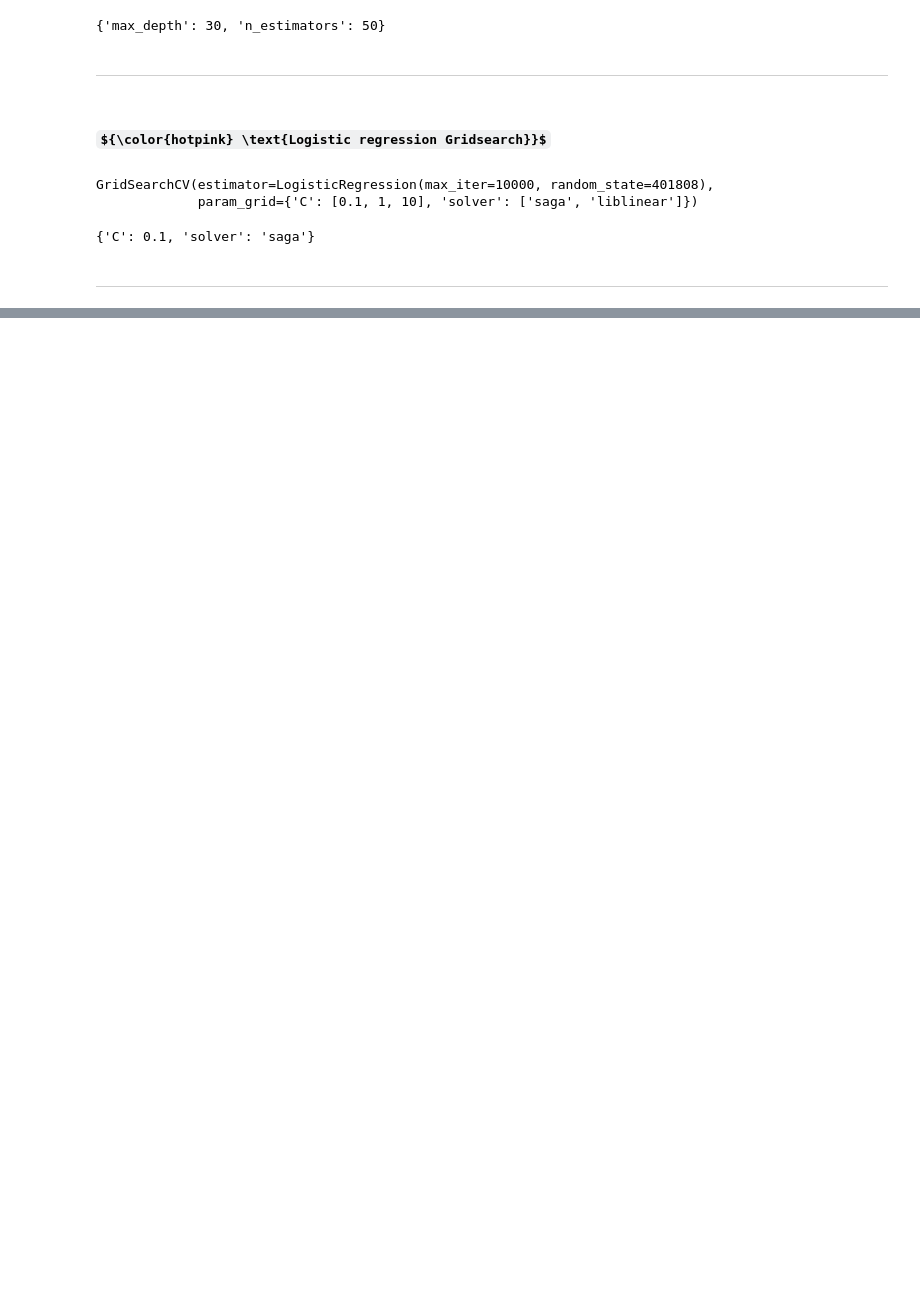
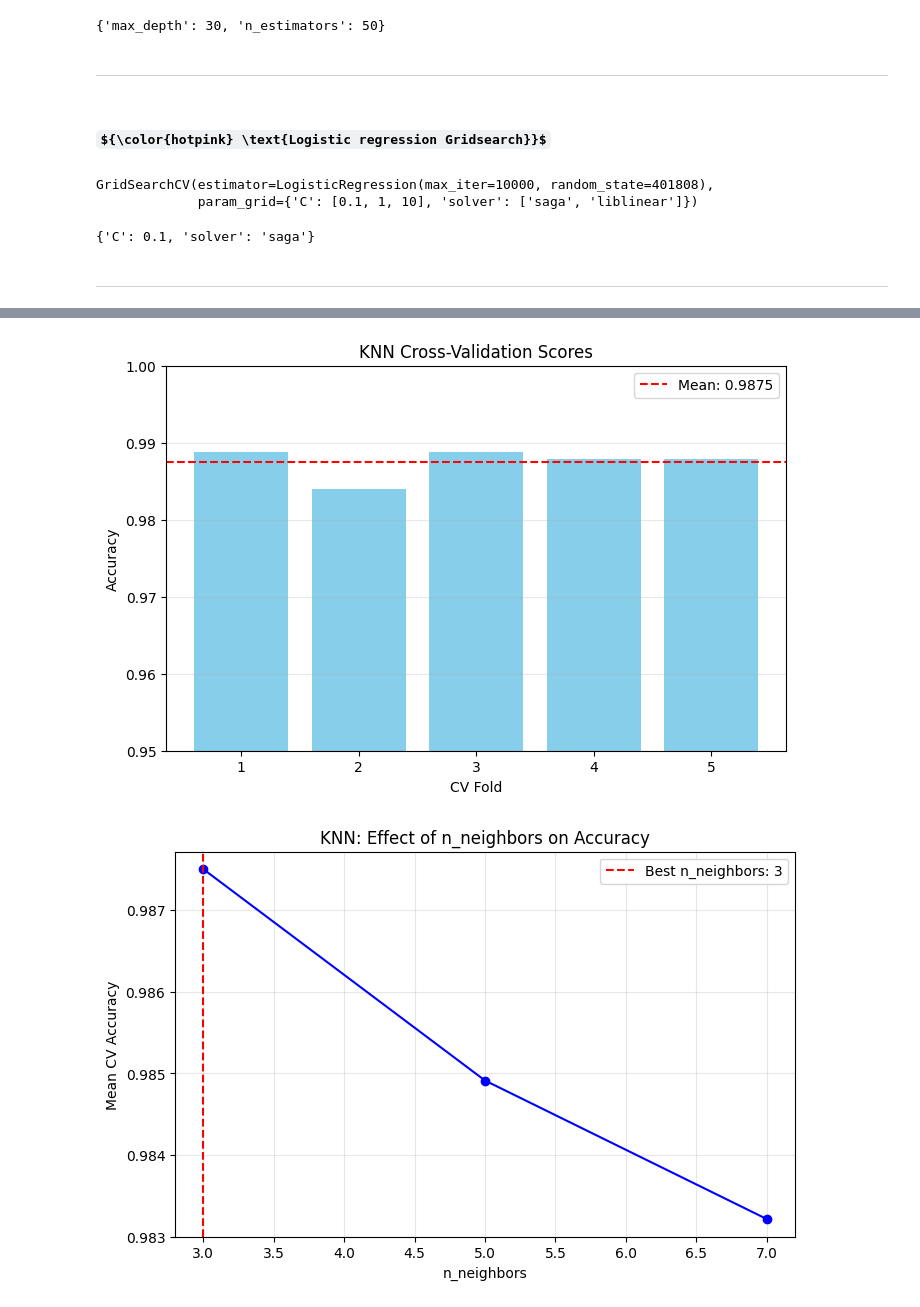
Before and after one commit to Kevin-2002/Gesture_Based_UI_Development, a Jupyter notebook: project_1/fashion.ipynb, the cells around one changed output, grey strips where cells are left out. Drawn from its saved outputs; the diff is of its cells as text; code cells hidden in the pictures; some formulas as TeX source; blank space fills up the shorter version.

```diff
--- a/project_1/fashion.ipynb
+++ b/project_1/fashion.ipynb
@@ -179,5 +197,7 @@ print(logistic_model_grid.best_params_)
 # %%
 # instantiate the classifiers
-knn_model = KNeighborsClassifier()
-RandomForestClassifier_model = RandomForestClassifier(random_state=401808)
-logistic_model = LogisticRegression(random_state=401808)
+knn_model = KNeighborsClassifier(n_neighbors=3)
+RandomForestClassifier_model = RandomForestClassifier(max_depth=30, n_estimators=50, random_state=401808)
+logistic_model = LogisticRegression(C=0.1, solver='saga', max_iter=10000, random_state=401808)
+# %%
+knn_model = knn_model.fit(X_train, y_train)
@@ -183,0 +253,32 @@ logistic_model = LogisticRegression(random_state=401808)
+# %%
+# Plot cross-validation scores
+cv_scores = cross_val_score(knn_model, X_train, y_train, cv=5)
+plt.figure(figsize=(8, 5))
+plt.bar(range(1, 6), cv_scores, color='skyblue')
+plt.axhline(y=cv_scores.mean(), color='red', linestyle='--', label=f'Mean: {cv_scores.mean():.4f}')
+plt.title('KNN Cross-Validation Scores')
+plt.xlabel('CV Fold')
+plt.ylabel('Accuracy')
+plt.xticks(range(1, 6))
+plt.ylim(0.95, 1.0)
+plt.legend()
+plt.grid(axis='y', alpha=0.3)
+plt.show()
+
+# Visualize KNN hyperparameter tuning results
+param_values = [p['n_neighbors'] for p in knn_grid.cv_results_['params']]
+mean_scores = knn_grid.cv_results_['mean_test_score']
+
+plt.figure(figsize=(8, 5))
+plt.plot(param_values, mean_scores, 'o-', color='blue')
+plt.axvline(x=knn_grid.best_params_['n_neighbors'], color='red', linestyle='--',
+           label=f"Best n_neighbors: {knn_grid.best_params_['n_neighbors']}")
+plt.title('KNN: Effect of n_neighbors on Accuracy')
+plt.xlabel('n_neighbors')
+plt.ylabel('Mean CV Accuracy')
+plt.grid(True, alpha=0.3)
+plt.legend()
+plt.show()
+# %% [output]
+[figure, added]
+[figure, added]
```
Also changed, not shown: parts of 17 cells of this notebook.
